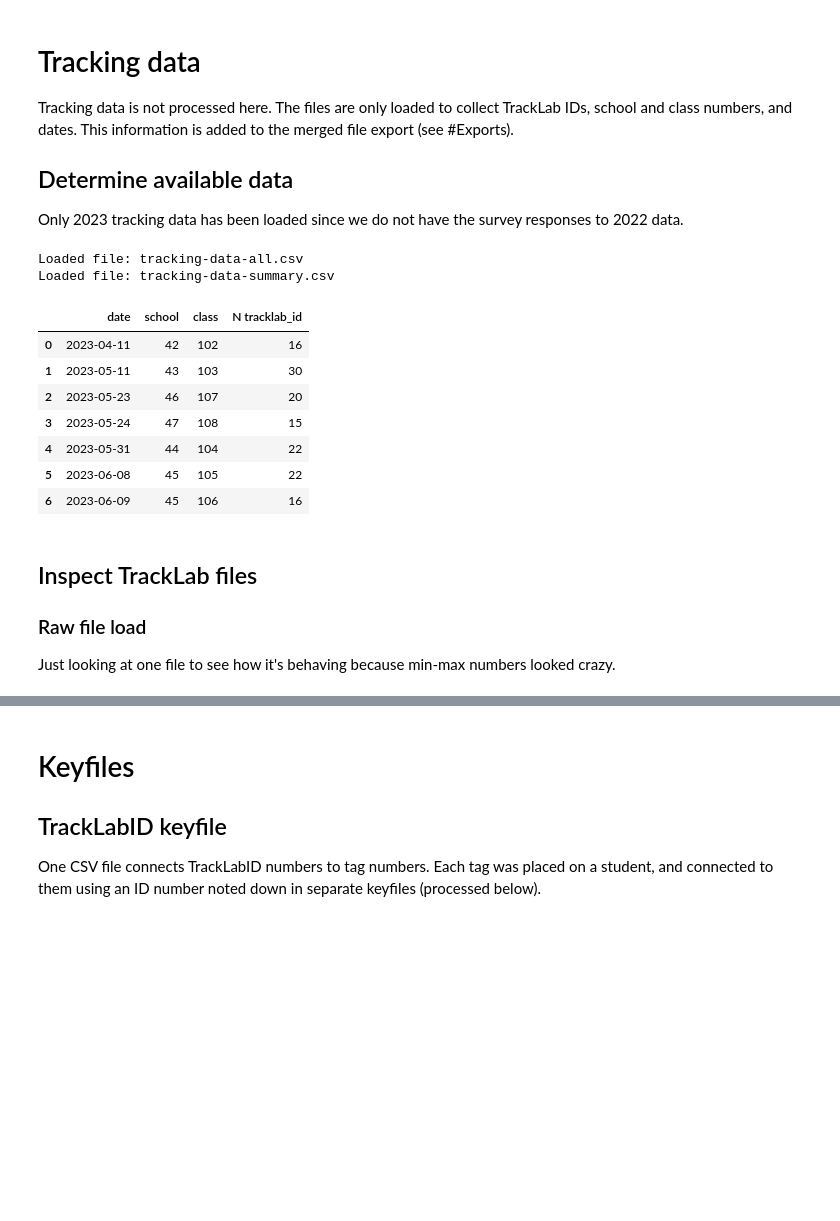
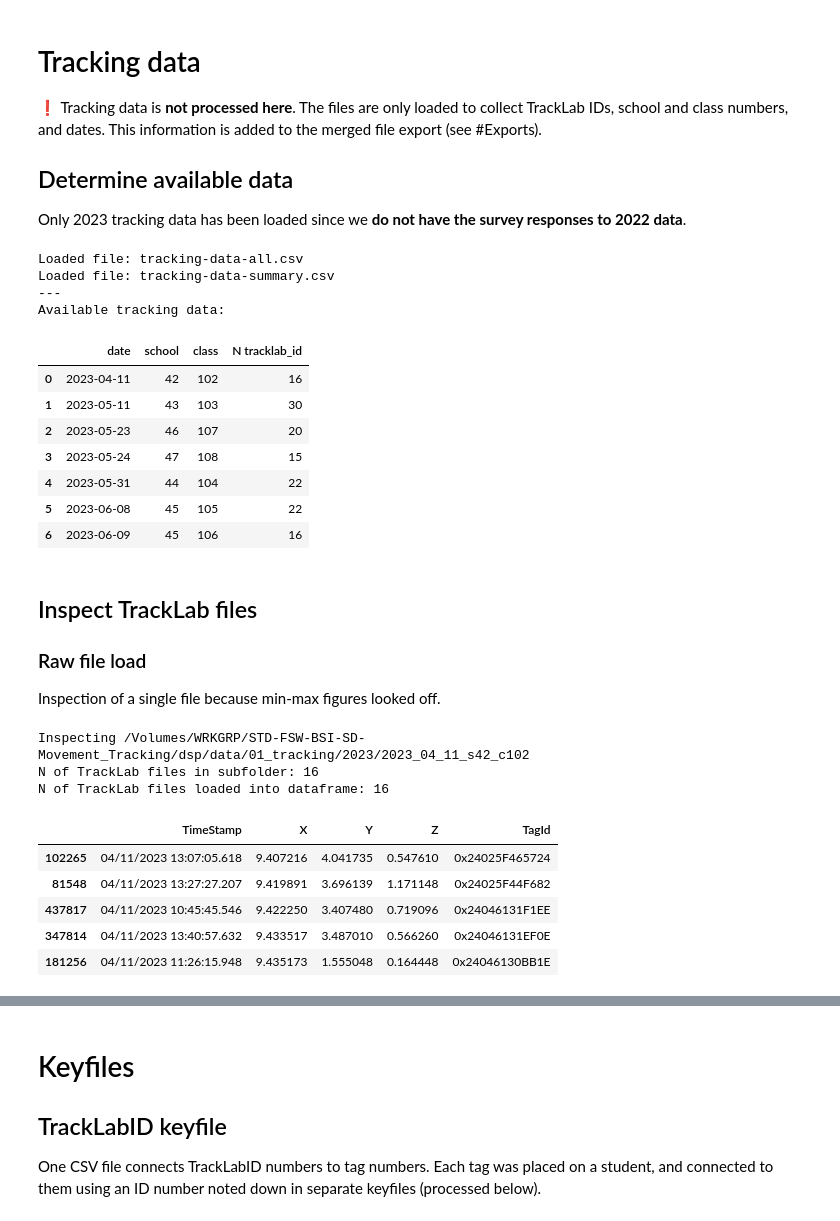
Before and after one commit to majaazdaja/dsp, a Jupyter notebook: notebooks/cleaning.ipynb, the cells around one changed output, grey strips where cells are left out. Saved outputs shown, nothing was run; the diff lists cells and outputs as text; code cells hidden in the pictures; blank space fills up the shorter version.

```diff
--- a/notebooks/cleaning.ipynb
+++ b/notebooks/cleaning.ipynb
@@ -25,11 +25,11 @@ DATA_DIR = Path('/Volumes/WRKGRP/STD-FSW-BSI-SD-Movement_Tracking/dsp/data')
 # %% [markdown]
 # Tracking data
 
-Tracking data is not processed here. The files are only loaded to collect TrackLab IDs, school and class numbers, and dates. This information is added to the merged file export (see #Exports).
+❗️ Tracking data is **not processed here**. The files are only loaded to collect TrackLab IDs, school and class numbers, and dates. This information is added to the merged file export (see #Exports).
 
 ## Determine available data
 
-Only 2023 tracking data has been loaded since we do not have the survey responses to 2022 data.
+Only 2023 tracking data has been loaded since we **do not have the survey responses to 2022 data**.
 # %%
 filename = 'tracking-data-all'
 path = DATA_DIR / '02_interim' / f"{filename}.csv"
@@ -45,7 +45,7 @@ if path.exists() and summary_path.exists():
     print(f'Loaded file: {summary_filename}.csv')
     tracking_summary = pd.read_csv(summary_path).astype(str)
     tracking_summary['date'] = pd.to_datetime(tracking_summary['date'])
-# Else, create them from raw files
+# If not, create them from raw files
 else:
     # Get 2023 school/class info from tracking data subfolder names
     folder = DATA_DIR / '01_tracking' / '2023'
@@ -54,32 +54,31 @@ else:
     # Initialize list to store all tracking data entries
     all_data = []
 
-    # Process each subfolder
+    # Work per subfolder
     for subfolder in subfolders:
         date, school_num = subfolder.split('_s')
         school_num, class_num = school_num.split('_c')
 
-        # Get the full path to the subfolder
+        # Get full path to subfolder
         subfolder_path = folder / subfolder
 
-        # Find all CSV files in the subfolder
+        # Find CSV files in subfolder
         csv_files = list(subfolder_path.glob('*.csv'))
 
         if csv_files:
-            # Process each CSV file in the subfolder
             for csv_file in csv_files:
                 file_name = csv_file.name
 
-                # Extract tracklab_id from filename by splitting on '] ' and taking the part after
+                # Extract tracklab_id from filename by splitting on '] '
                 if '] ' in file_name:
                     tracklab_id = file_name.split('] ', 1)[1]
                     # Remove .csv extension if present
                     tracklab_id = tracklab_id.replace('.csv', '')
                 else:
-                    # Handle case where the expected delimiter isn't found
+                    # If no ']' delimiter, take filename
                     tracklab_id = file_name.replace('.csv', '')
 
-                # Add entry for this specific CSV file
+                # Append tracklab_id to all_data
                 all_data.append([date, school_num, class_num, tracklab_id])
         else:
             # If no CSV files found, still add the folder info without tracklab_id
@@ -90,7 +89,7 @@ else:
     tracking_data = tracking_data.astype(str)
     tracking_data['date'] = pd.to_datetime(tracking_data['date'], format='%Y_%m_%d')
 
-    # Replace school 1 with 44 to align data
+    # Replace school 1 with 44 to align data; it's the same school but different across files
     tracking_data.loc[tracking_data['school']=='1', 'school'] = '44'
 
     # Create summary df of unique date, school, and class combinations
@@ -107,10 +106,13 @@ else:
     tracking_data.to_csv(path, index=False)
     print("All data saved to", path)
 
-tracking_data.groupby(['date', 'school', 'class'])['tracklab_id'].nunique().reset_index(name='N tracklab_id')
+print("---\nAvailable tracking data:")
+display(tracking_data.groupby(['date', 'school', 'class'])['tracklab_id'].nunique().reset_index(name='N tracklab_id'))
 # %% [output]
 Loaded file: tracking-data-all.csv
 Loaded file: tracking-data-summary.csv
+---
+Available tracking data:
 |  | date | school | class | N tracklab_id |
 | 0 | 2023-04-11 | 42 | 102 | 16 |
 | 1 | 2023-05-11 | 43 | 103 | 30 |
@@ -123,25 +125,36 @@ Loaded file: tracking-data-summary.csv
 ## Inspect TrackLab files
 
 ### Raw file load
-Just looking at one file to see how it's behaving because min-max numbers looked crazy.
+Inspection of a single file because min-max figures looked off.
 # %%
-# # Establish data folder and inspect subfolders
-# filepath = DATA_DIR / '01_tracking' / '2023'
-# subfolders = [p for p in filepath.iterdir() if p.is_dir()]
-# # print(subfolders)
-#
-# # Choose one subfolder (tracking day) for random check
-# subfolder_path = filepath / '2023_04_11_s42_c102'
-# csv_files = list(subfolder_path.glob('*.csv'))
-# print(f"\nInspecting {subfolder_path}")
-# print(f"N of TrackLab files in subfolder: {len(csv_files)}")
-#
-# # Load all csv files separately into one df, then concatenate
-# # Takes almost 30sec on my laptop...
-# tracklab = [pd.read_csv(file, sep=';') for file in csv_files]
-# print(f"N of TrackLab files loaded into dataframe: {len(tracklab)}")
-# tracklab = pd.concat(tracklab, ignore_index=True)
+# Establish data folder and inspect subfolders
+filepath = DATA_DIR / '01_tracking' / '2023'
+subfolders = [p for p in filepath.iterdir() if p.is_dir()]
+# print(subfolders)
+
+# Choose one subfolder (tracking day) for random check
+subfolder_path = filepath / '2023_04_11_s42_c102'
+csv_files = list(subfolder_path.glob('*.csv'))
+print(f"\nInspecting {subfolder_path}")
+print(f"N of TrackLab files in subfolder: {len(csv_files)}")
+
+# Load all csv files separately into one df, then concatenate
+# Takes almost 30sec on my laptop...
+tracklab = [pd.read_csv(file, sep=';') for file in csv_files]
+print(f"N of TrackLab files loaded into dataframe: {len(tracklab)}")
+tracklab = pd.concat(tracklab, ignore_index=True)
+# %% [output]
+Inspecting /Volumes/WRKGRP/STD-FSW-BSI-SD-Movement_Tracking/dsp/data/01_tracking/2023/2023_04_11_s42_c102
+N of TrackLab files in subfolder: 16
+N of TrackLab files loaded into dataframe: 16
 # %%
 # Search for example of crazy value like 940721624896047 in this df -> literal int did not exist, checking for decimal
-# tracklab[tracklab['X']>=9.4].sort_values(by='X').head()  # Think I found it (idx 102265)
+tracklab[tracklab['X']>=9.4].sort_values(by='X').head()  # Think I found it (idx 102265)
+# %% [output]
+|  | TimeStamp | X | Y | Z | TagId |
+| 102265 | 04/11/2023 13:07:05.618 | 9.407216 | 4.041735 | 0.547610 | 0x24025F465724 |
+| 81548 | 04/11/2023 13:27:27.207 | 9.419891 | 3.696139 | 1.171148 | 0x24025F44F682 |
+| 437817 | 04/11/2023 10:45:45.546 | 9.422250 | 3.407480 | 0.719096 | 0x24046131F1EE |
+| 347814 | 04/11/2023 13:40:57.632 | 9.433517 | 3.487010 | 0.566260 | 0x24046131EF0E |
+| 181256 | 04/11/2023 11:26:15.948 | 9.435173 | 1.555048 | 0.164448 | 0x24046130BB1E |
 # %%
```
Also changed, not shown: parts of 38 cells of this notebook, 7 other files.
